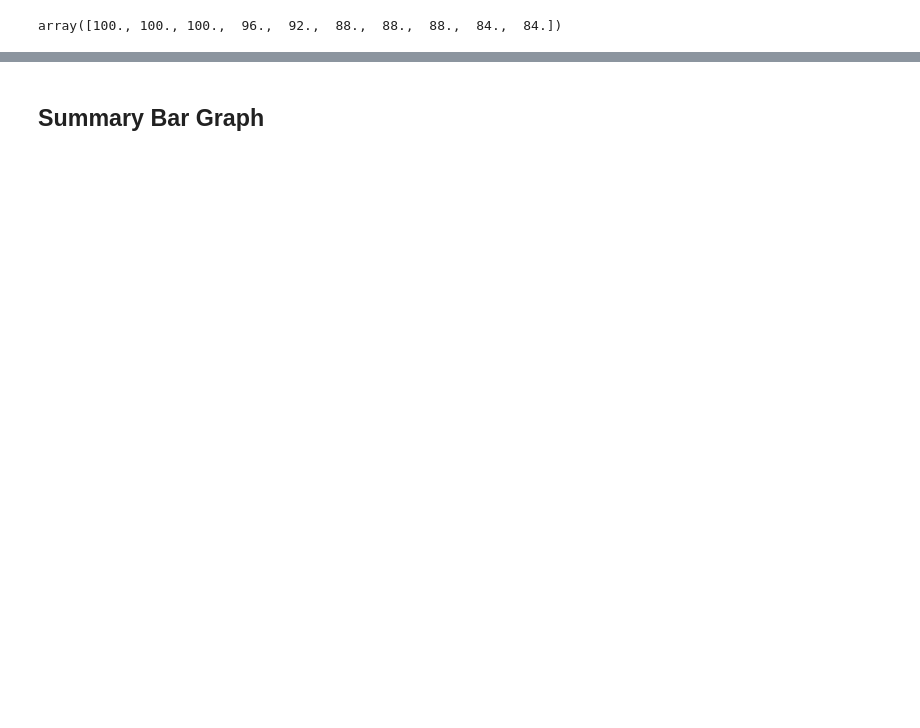
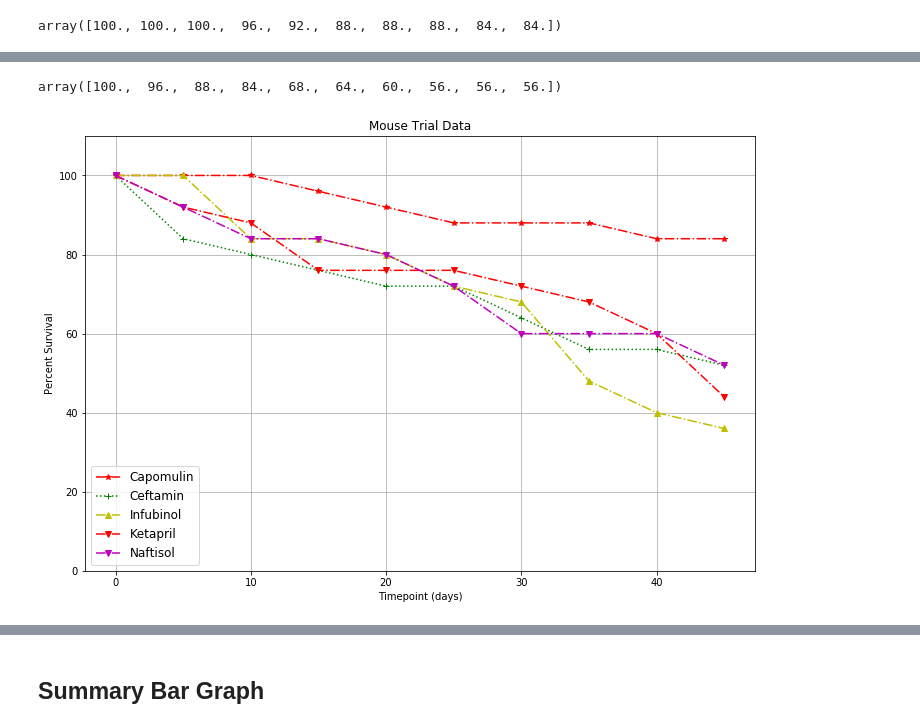
Before and after one commit to gwathen2019/matplotlib-challenge, a Jupyter notebook: Pymaceuticals/matplotlib-pymaceuticals-final.ipynb, the cells around one changed output, grey strips where cells are left out. Drawn from its saved outputs; the diff is of its cells as text; code cells hidden in the pictures; blank space fills up the shorter version.

```diff
--- a/Pymaceuticals/matplotlib-pymaceuticals-final.ipynb
+++ b/Pymaceuticals/matplotlib-pymaceuticals-final.ipynb
@@ -554,3 +554,6 @@ memory usage: 960.0 bytes
 | 7 | 35 | 22 | 14 | 12 | 17 | 15 | 14 | 10 | 21 | 16 | ... |
 | 8 | 40 | 21 | 14 | 10 | 15 | 15 | 12 | 9 | 20 | 12 | ... |
 | 9 | 45 | 21 | 13 | 9 | 11 | 13 | 11 | 7 | 20 | 11 | ... |
+# %%
+timept_arr = pivot_mousecount_df['Timepoint'].to_numpy()
+timept_arr
@@ -606,0 +592,8 @@ plt.show()
+# %%
+ket_array = pivot_mousecount_df['Ketapril'].to_numpy()
+ket_array
+ket_mouse_init = ket_array[0]
+ket_mouse_surv = ket_array[0:]/mouse_init*100
+ket_mouse_surv
+#pct_change = array[1:]/array[:-1]*100
+#pct_change
@@ -606,0 +602,8 @@ plt.show()
+# %%
+naf_array = pivot_mousecount_df['Naftisol'].to_numpy()
+naf_array
+naf_mouse_init = naf_array[0]
+naf_mouse_surv = naf_array[0:]/mouse_init*100
+naf_mouse_surv
+#pct_change = array[1:]/array[:-1]*100
+#pct_change
@@ -606,0 +652,52 @@ plt.show()
+# %%
+zon_array = pivot_mousecount_df['Zoniferol'].to_numpy()
+zon_array
+zon_mouse_init = zon_array[0]
+zon_mouse_surv = zon_array[0:]/mouse_init*100
+zon_mouse_surv
+#pct_change = array[1:]/array[:-1]*100
+#pct_change
+# %% [output]
+array([100.,  96.,  88.,  84.,  68.,  64.,  60.,  56.,  56.,  56.])
+# %%
+# Plot mouse survival rates
+fig, ax = plt.subplots()
+fig.set_size_inches(12, 8)
+
+x = timept_arr
+y = cap_mouse_surv
+ax.errorbar(x, y, fmt="-.*", color="r", label="Capomulin")
+
+
+y = cef_mouse_surv
+ax.errorbar(x, y, fmt=":+", color="g",label="Ceftamin")
+
+y = inf_mouse_surv
+ax.errorbar(x, y, fmt="-.^", color="y",label="Infubinol")
+
+y = ket_mouse_surv
+ax.errorbar(x, y, fmt="-.v", color="r",label="Ketapril")
+
+y = naf_mouse_surv
+ax.errorbar(x, y, fmt="-.v", color="m",label="Naftisol")
+
+
+# Incorporate the other graph properties
+plt.title("Mouse Trial Data")
+#plt.ylabel("Average Tumor Volume (mm3)")
+#plt.xlabel("Timepoint (days)")
+plt.grid(True)
+
+ax.set_ylim(0,110)
+
+ax.set_xlabel("Timepoint (days)")
+ax.set_ylabel("Percent Survival")
+
+plt.legend(loc="best", fontsize="large", fancybox=True)
+
+# Save the figure
+#plt.savefig("Mouse_avg_metasite2.png")
+
+plt.show()
+# %% [output]
+[figure, added]
```
Also changed, not shown: parts of 14 cells of this notebook.
